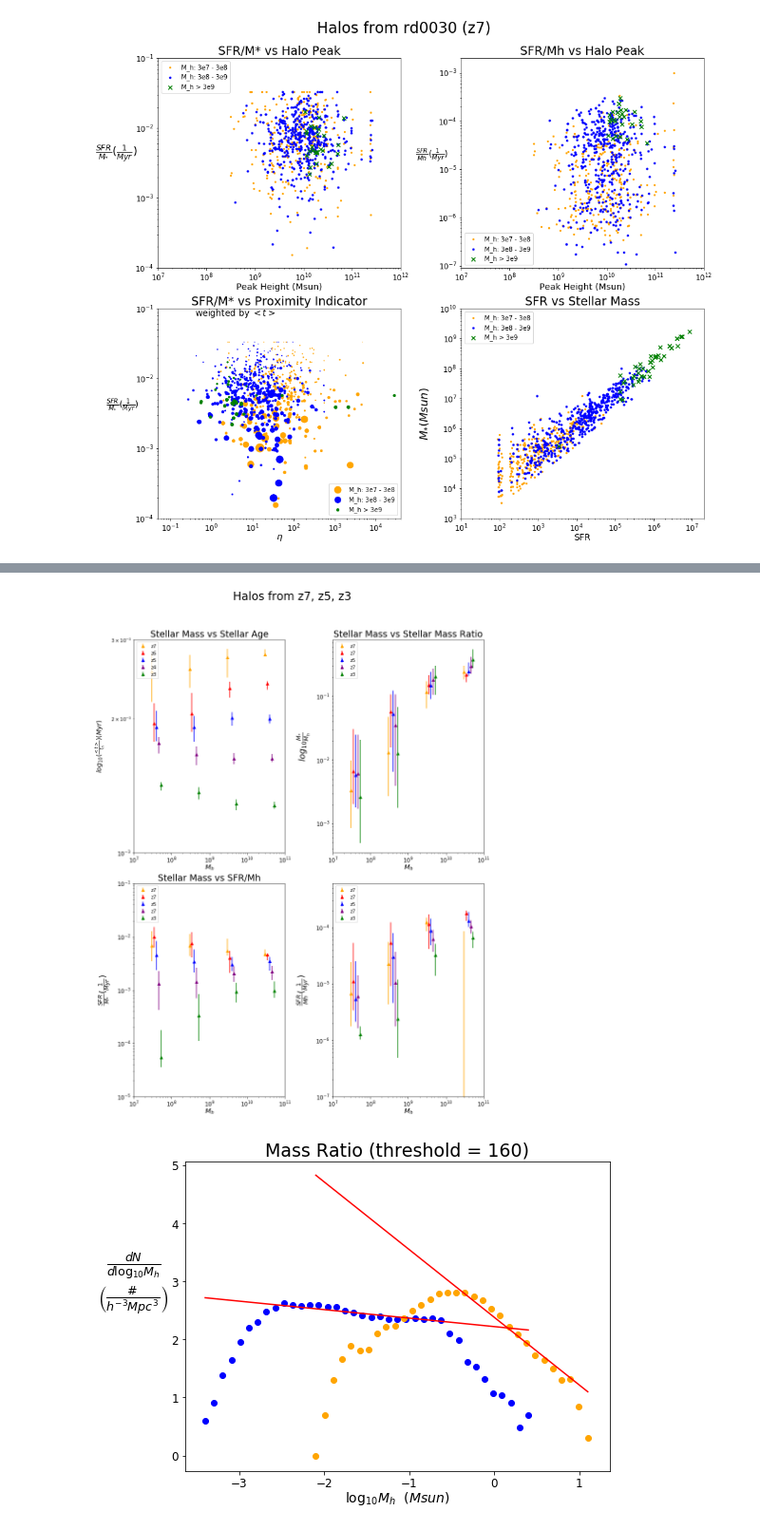
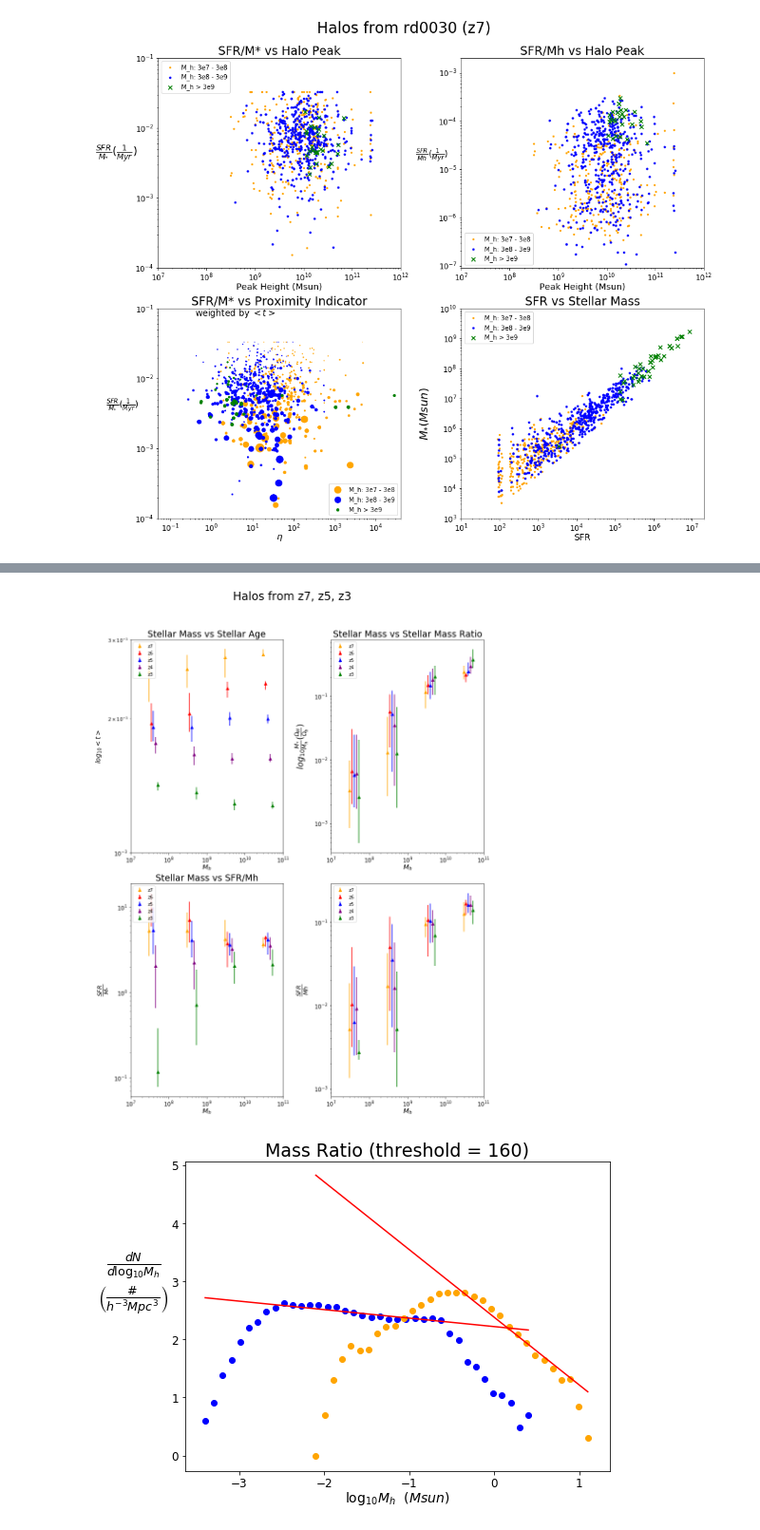
Before and after one commit to ygovil1/data-mining-galaxies, a Jupyter notebook: HaloCatalog/ratio_plotter.ipynb, the cells around one changed output, grey strips where cells are left out. Shown at 95% size. Saved outputs shown, nothing was run; the diff lists cells and outputs as text; code cells hidden in the pictures.

```diff
--- a/HaloCatalog/ratio_plotter.ipynb
+++ b/HaloCatalog/ratio_plotter.ipynb
@@ -957,41 +956,41 @@ ax1.errorbar(plot0110['massbins'], plot0110['agemeds'], yerr = [plot0110['agelow
 ax2.errorbar(plot0030['massbins'], plot0030['stelmeds'], yerr = [plot0030['stellows'], plot0030['stelhighs']],
              c = 'orange', marker="^", linestyle='None', label = 'z7')
 ax2.errorbar(plot0050['massbins'], plot0050['stelmeds'], yerr = [plot0050['stellows'], plot0050['stelhighs']],
-             c = 'red', marker="^", linestyle='None', label = 'z7')
+             c = 'red', marker="^", linestyle='None', label = 'z6')
 ax2.errorbar(plot0070['massbins'], plot0070['stelmeds'], yerr = [plot0070['stellows'], plot0070['stelhighs']],
              c = 'blue', marker="^", linestyle='None', label = 'z5')
 ax2.errorbar(plot0090['massbins'], plot0090['stelmeds'], yerr = [plot0090['stellows'], plot0090['stelhighs']],
-             c = 'purple', marker="^", linestyle='None', label = 'z7')
+             c = 'purple', marker="^", linestyle='None', label = 'z4')
 ax2.errorbar(plot0110['massbins'], plot0110['stelmeds'], yerr = [plot0110['stellows'], plot0110['stelhighs']],
              c = 'green', marker="^", linestyle='None', label = 'z3')
 
 ax3.errorbar(plot0030['massbins'], plot0030['formstelmeds'], yerr = [plot0030['formstellows'], plot0030['formstelhighs']],
              c = 'orange', marker="^", linestyle='None', label = 'z7')
 ax3.errorbar(plot0050['massbins'], plot0050['formstelmeds'], yerr = [plot0050['formstellows'], plot0050['formstelhighs']],
-             c = 'red', marker="^", linestyle='None', label = 'z7')
+             c = 'red', marker="^", linestyle='None', label = 'z6')
 ax3.errorbar(plot0070['massbins'], plot0070['formstelmeds'], yerr = [plot0070['formstellows'], plot0070['formstelhighs']],
              c = 'blue', marker="^", linestyle='None', label = 'z5')
 ax3.errorbar(plot0090['massbins'], plot0090['formstelmeds'], yerr = [plot0090['formstellows'], plot0090['formstelhighs']],
-             c = 'purple', marker="^", linestyle='None', label = 'z7')
+             c = 'purple', marker="^", linestyle='None', label = 'z4')
 ax3.errorbar(plot0110['massbins'], plot0110['formstelmeds'], yerr = [plot0110['formstellows'], plot0110['formstelhighs']],
              c = 'green', marker="^", linestyle='None', label = 'z3')
 
 ax4.errorbar(plot0030['massbins'], plot0030['formratiomeds'], yerr = [plot0030['formratiolows'], plot0030['formratiohighs']],
              c = 'orange', marker="^", linestyle='None', label = 'z7')
 ax4.errorbar(plot0050['massbins'], plot0050['formratiomeds'], yerr = [plot0050['formratiolows'], plot0050['formratiohighs']],
-             c = 'red', marker="^", linestyle='None', label = 'z7')
+             c = 'red', marker="^", linestyle='None', label = 'z6')
 ax4.errorbar(plot0070['massbins'], plot0070['formratiomeds'], yerr = [plot0070['formratiolows'], plot0070['formratiohighs']],
              c = 'blue', marker="^", linestyle='None', label = 'z5')
 ax4.errorbar(plot0090['massbins'], plot0090['formratiomeds'], yerr = [plot0090['formratiolows'], plot0090['formratiohighs']],
-             c = 'purple', marker="^", linestyle='None', label = 'z7')
+             c = 'purple', marker="^", linestyle='None', label = 'z4')
 ax4.errorbar(plot0110['massbins'], plot0110['formratiomeds'], yerr = [plot0110['formratiolows'], plot0110['formratiohighs']],
              c = 'green', marker="^", linestyle='None', label = 'z3')
 
 # create axis labels
-agelab = r"$log_{10}(\frac{<t>}{t_h}) (Myr)$"
-ratiolab = r"$log_{10}\frac{M_{*}}{M_h}$"
-formratiolab = r"$\frac{SFR}{Mh} (\frac{1}{Myr})$"
-formstellab = r"$\frac{SFR}{M_{*}} (\frac{1}{Myr})$"
+agelab = r"$log_{10}<t>$"
+ratiolab = r"$log_{10}\frac{M_{*}}{M_h} (\frac{\Omega_M}{\Omega_b})$"
+formratiolab = r"$\frac{SFR}{Mh}$"
+formstellab = r"$\frac{SFR}{M_{*}}$"
 masslab = r"$M_h$"
 ax1.set_xlabel(masslab, size = 14, labelpad= 0)
 ax1.set_ylabel(agelab, rotation = 90, size = 14, labelpad= 10)
@@ -1012,36 +1011,36 @@ ax2.set_yscale('log')
 ax2.tick_params(axis='x', which='major', labelsize=12)
 ax2.tick_params(axis='y', which='major', labelsize=12)
 ax3.set_xscale('log')
 ax3.set_yscale('log')
 ax3.tick_params(axis='x', which='major', labelsize=12)
 ax3.tick_params(axis='y', which='major', labelsize=12)
 ax4.set_xscale('log')
 ax4.set_yscale('log')
 ax4.tick_params(axis='x', which='major', labelsize=12)
 ax4.tick_params(axis='y', which='major', labelsize=12)
 
 # set axis limits
 ax1.set_xlim([1e7, 1e11])
 ax1.set_ylim([1e-3, 3e-3])
 ax2.set_xlim([1e7, 1e11])
 # ax2.set_ylim([-4.2, -1])
 ax3.set_xlim([1e7, 1e11])
-ax3.set_ylim([1e-5, 1e-1])
+# ax3.set_ylim([1e-5, 1e-1])
 ax4.set_xlim([1e7, 1e11])
-ax4.set_ylim([1e-7, 6e-4])
+# ax4.set_ylim([1e-7, 6e-4])
 
 # add legend
 ax1.legend(loc = 'upper left')
 ax2.legend(loc = 'upper left')
 ax3.legend(loc = 'upper left')
 ax4.legend(loc = 'upper left')
 
 # adjust spacing and show
 plt.tight_layout()
 fig3.subplots_adjust(top=0.89)
 plt.show()
 # %% [output]
-[figure, old version]
+[figure, new version]
 # %%
 # create function that returns omegas and time now
 def findOmegas(filename):
```
Also changed, not shown: parts of 1 cell of this notebook, 1 other file.
